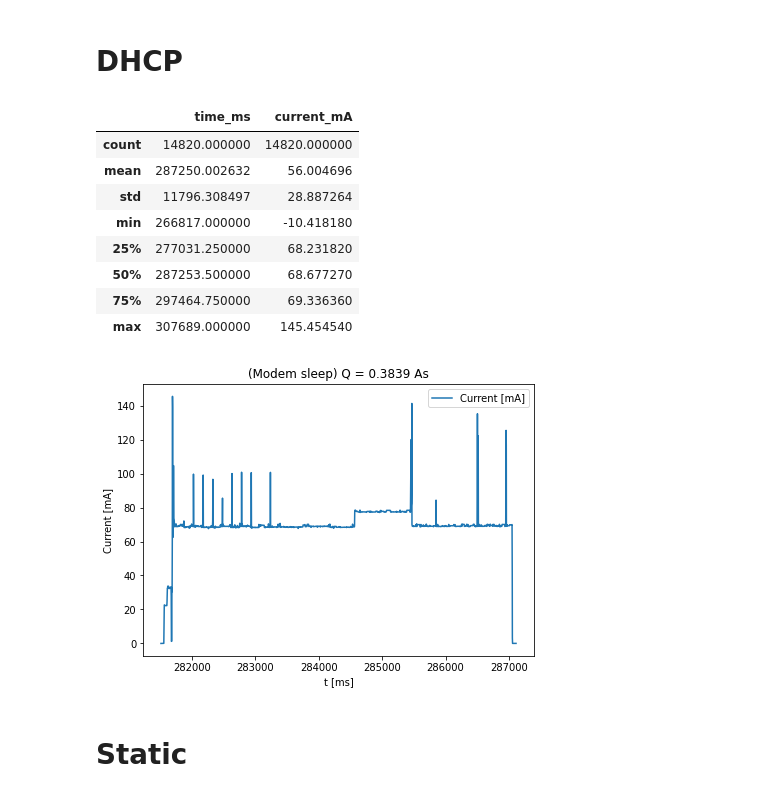
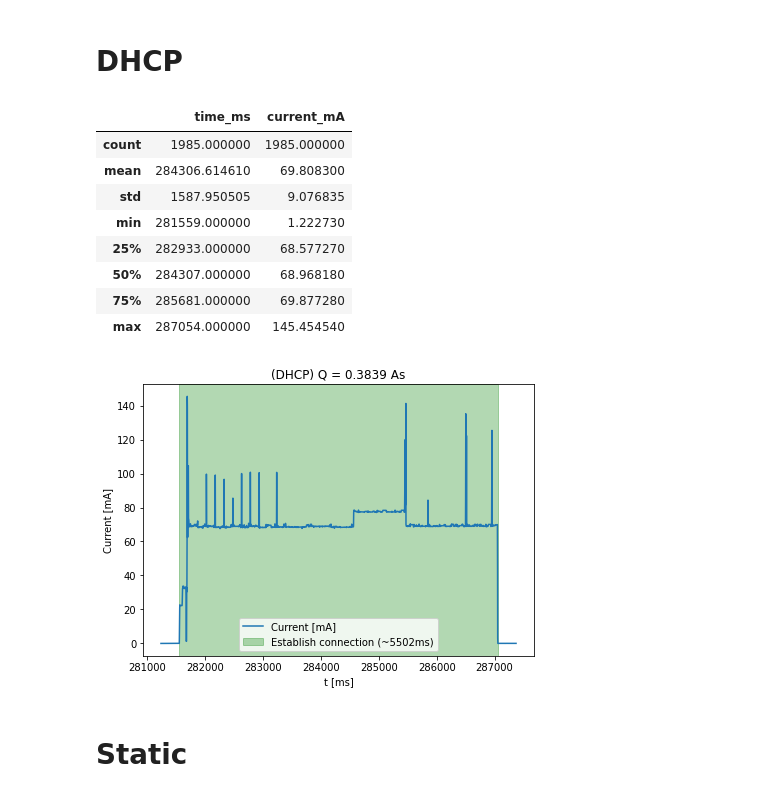
Before and after one commit to widmannthomas/dibse_integratives_gesamt_projekt, a Jupyter notebook: current_sensor/dhcp_static/dhcp_static.ipynb, the cells around one changed output. Drawn from its saved outputs; the diff is of its cells as text; code cells hidden in the pictures.

Commit message:
dhcp measurement start

```diff
--- a/current_sensor/dhcp_static/dhcp_static.ipynb
+++ b/current_sensor/dhcp_static/dhcp_static.ipynb
@@ -16,27 +16,29 @@ def calc_load_coulomb_str(df):
 # DHCP
 # %%
 data_frame_dhcp = pd.read_csv("dynamic_ip.csv", sep=" ", names=["time_ms", "current_mA"])
-data_frame_dhcp.describe()
+data_frame_dhcp1=pd.read_csv("dynamic_one.csv", sep=" ", names=["time_ms", "current_mA"])
+data_frame_dhcp1.describe()
 # %% [output]
 |  | time_ms | current_mA |
-| count | 14820.000000 | 14820.000000 |
-| mean | 287250.002632 | 56.004696 |
-| std | 11796.308497 | 28.887264 |
-| min | 266817.000000 | -10.418180 |
-| 25% | 277031.250000 | 68.231820 |
-| 50% | 287253.500000 | 68.677270 |
-| 75% | 297464.750000 | 69.336360 |
-| max | 307689.000000 | 145.454540 |
+| count | 1985.000000 | 1985.000000 |
+| mean | 284306.614610 | 69.808300 |
+| std | 1587.950505 | 9.076835 |
+| min | 281559.000000 | 1.222730 |
+| 25% | 282933.000000 | 68.577270 |
+| 50% | 284307.000000 | 68.968180 |
+| 75% | 285681.000000 | 69.877280 |
+| max | 287054.000000 | 145.454540 |
 # %%
-df_dhcp = data_frame_dhcp[5334:7358]
-plt.title("(Modem sleep) " + calc_load_coulomb_str(df_dhcp))
+df_dhcp = data_frame_dhcp[5234:7454]
+plt.title("(DHCP) " + calc_load_coulomb_str(df_dhcp))
 plt.xlabel("t [ms]")
 plt.ylabel("Current [mA]")
 plt.plot(df_dhcp.time_ms[:, None], df_dhcp.current_mA[:, None], label="Current [mA]")
+plt.axvspan(281555, 287057, color='green', alpha=0.3, label="Establish connection (~5502ms)")
 plt.legend()
 plt.show()
 # %% [output]
-[figure, old version]
+[figure, new version]
 # %% [markdown]
 # Static
 # %%
```
Also changed, not shown: parts of 5 cells of this notebook, 5 other files.
